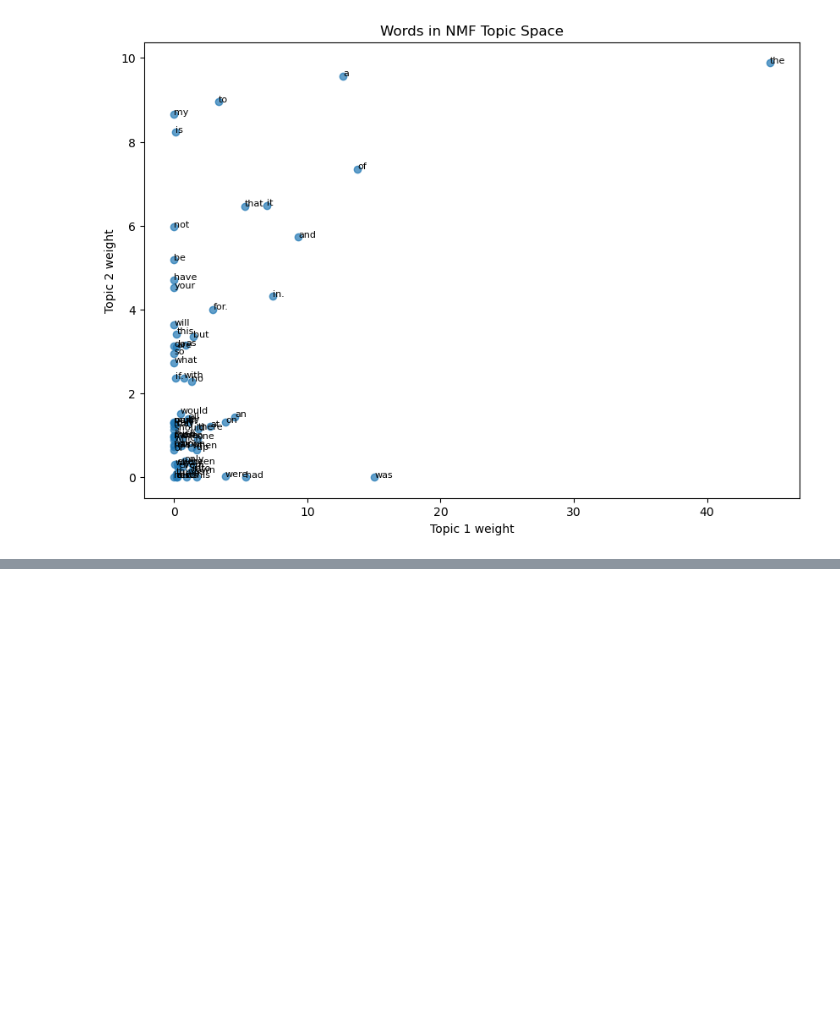
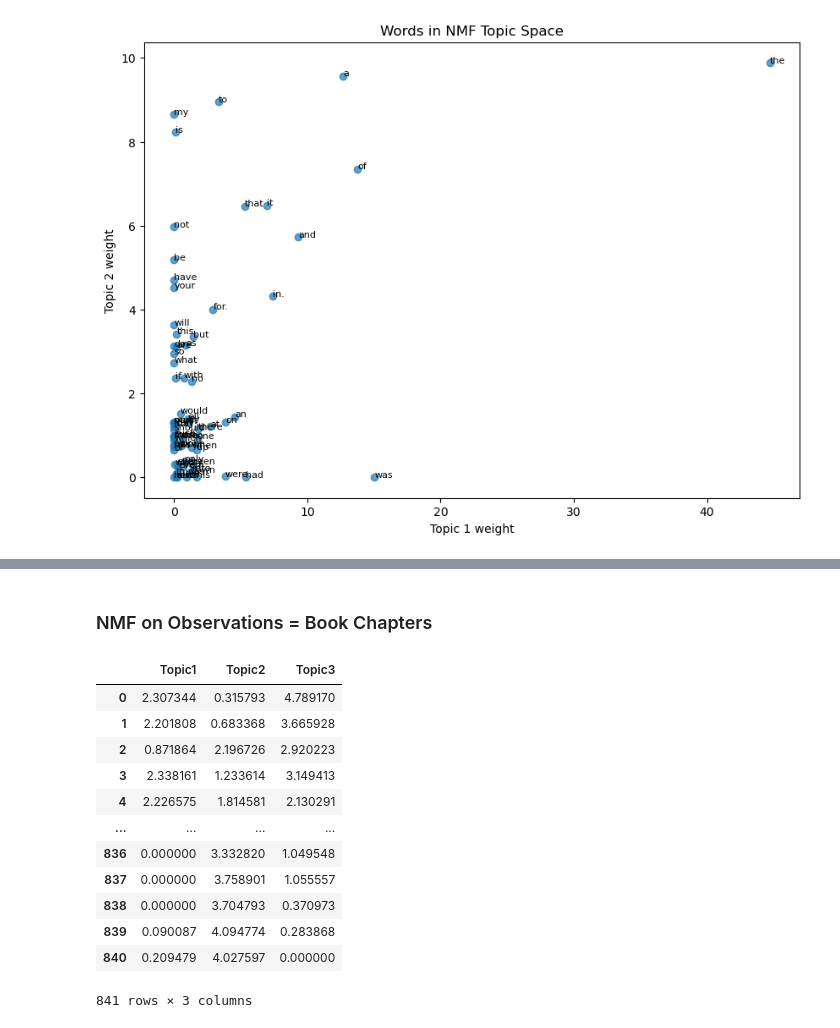
Before and after one commit to dimitris-markopoulos/Machine-Learning, a Jupyter notebook: Unsupervised Learning/Author Clustering/1_NMF.ipynb, the cells around one changed output, grey strips where cells are left out. Saved outputs shown, nothing was run; the diff lists cells and outputs as text; code cells hidden in the pictures; blank space fills up the shorter version.

```diff
--- a/Unsupervised Learning/Author Clustering/1_NMF.ipynb
+++ b/Unsupervised Learning/Author Clustering/1_NMF.ipynb
@@ -134,0 +155,29 @@ plt.show()
+# %% [markdown]
+### NMF on Observations = Book Chapters
+# %%
+# Add a small constant to avoid zeros (NMF needs non-negative data)
+X_nmf = X + 1e-6
+
+# Run NMF with k topics
+k = 3 # hyperparameter
+model = NMF(n_components=k, init='random', random_state=0, max_iter=500)
+W = model.fit_transform(X_nmf)  # shape: (69 words, k topics)
+H = model.components_           # shape: (k topics, 841 chapters)
+
+# Turn W into a DataFrame with word labels
+W_df = pd.DataFrame(W, index=X.index, columns=[f'Topic{i+1}' for i in range(k)])
+W_df
+# %% [output]
+|  | Topic1 | Topic2 | Topic3 |
+| 0 | 2.307344 | 0.315793 | 4.789170 |
+| 1 | 2.201808 | 0.683368 | 3.665928 |
+| 2 | 0.871864 | 2.196726 | 2.920223 |
+| 3 | 2.338161 | 1.233614 | 3.149413 |
+| 4 | 2.226575 | 1.814581 | 2.130291 |
+| ... | ... | ... | ... |
+| 836 | 0.000000 | 3.332820 | 1.049548 |
+| 837 | 0.000000 | 3.758901 | 1.055557 |
+| 838 | 0.000000 | 3.704793 | 0.370973 |
+| 839 | 0.090087 | 4.094774 | 0.283868 |
+| 840 | 0.209479 | 4.027597 | 0.000000 |
+841 rows × 3 columns
```
Also changed, not shown: parts of 7 cells of this notebook.
